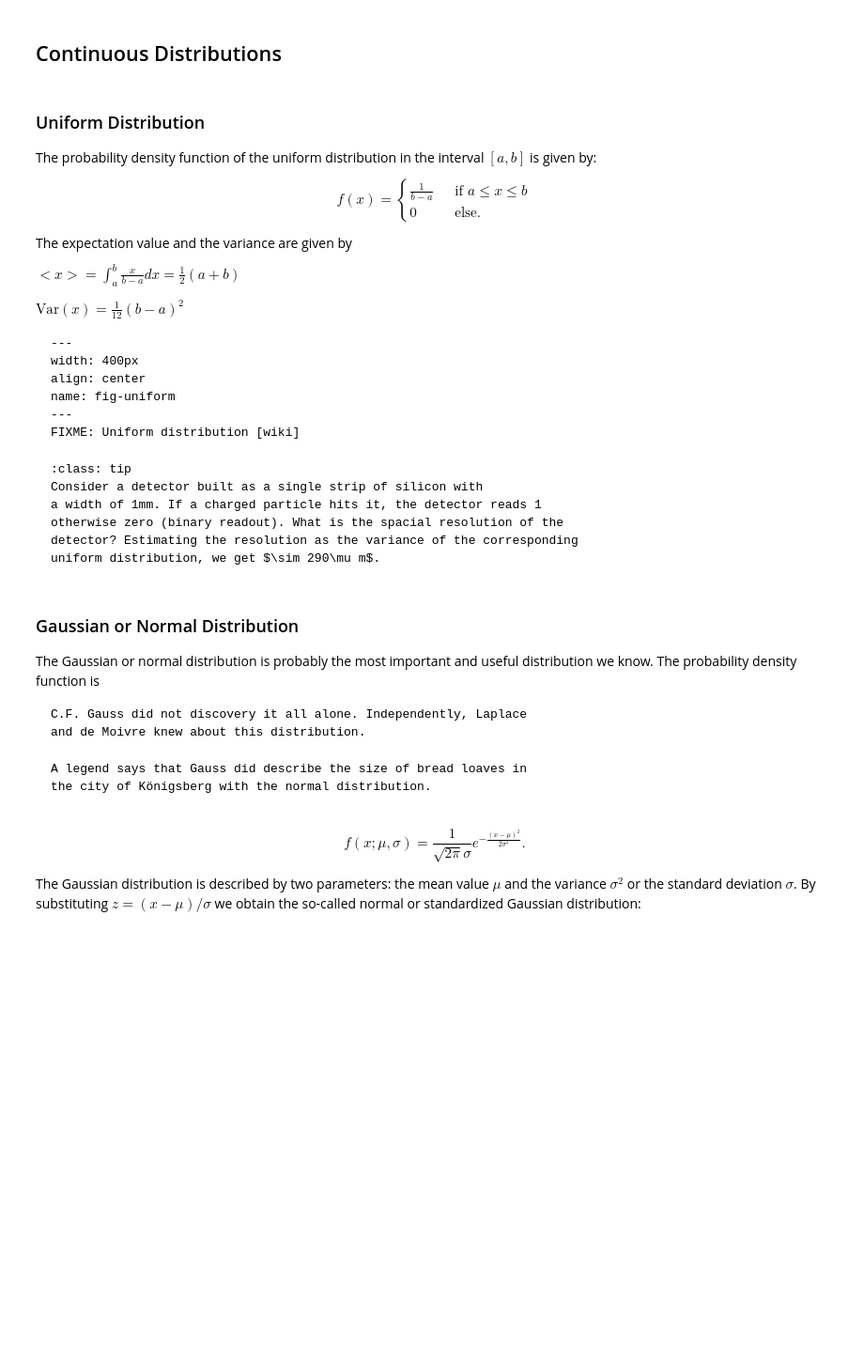
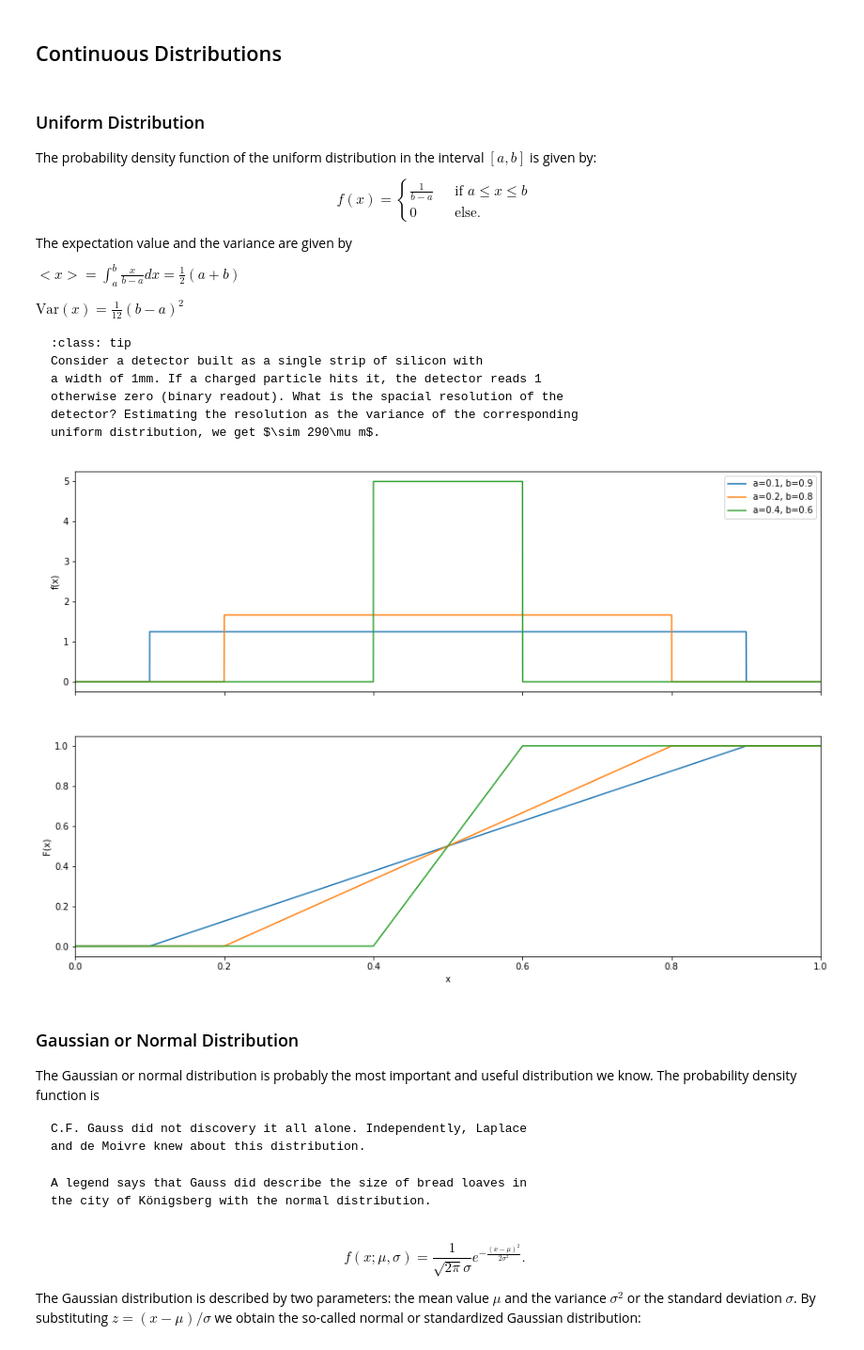
Before and after one commit to mdonega/hep-datanalysis-jb, a Jupyter notebook: probabilityDistributions.ipynb, the cells around one changed output. Shown: that part at 94% size. Cells and saved outputs as stored; diff of their text form; code cells hidden in the pictures; blank space fills up the shorter version.

````diff
--- a/probabilityDistributions.ipynb
+++ b/probabilityDistributions.ipynb
@@ -457,15 +465,6 @@ $ <x> = \int_a^b\frac{x}{b-a}dx=\frac{1}{2}(a+b) $
 
 $ \mbox{Var}(x) = \frac{1}{12}(b-a)^2 $
 
-```{figure} ./images/ch2/uniform.png
----
-width: 400px
-align: center
-name: fig-uniform
----
-FIXME: Uniform distribution [wiki]
-```
-
 ```{admonition} Example:
 :class: tip
 Consider a detector built as a single strip of silicon with
@@ -474,6 +473,30 @@ otherwise zero (binary readout). What is the spacial resolution of the
 detector? Estimating the resolution as the variance of the corresponding
 uniform distribution, we get $\sim 290\mu m$.
 ```
+# %%
+from scipy.stats import uniform
+
+params = [(0.1, 0.9), (0.2, 0.8), (0.4, 0.6)]
+size = 10000
+limits = (0, 1)
+
+fig, (axf, axF) = plt.subplots(2, 1, figsize=(15, 10), sharex=True)
+for ab in params:
+    a, b = ab
+    frozen = uniform(a, b - a)
+    x = np.linspace(*limits, size)
+    fx = frozen.pdf(x)
+    Fx = frozen.cdf(x)
+    axf.plot(x, fx, linestyle='-', label=f'a={ab[0]}, b={ab[1]}')
+    axF.plot(x, Fx, linestyle='-', label=f'a={ab[0]}, b={ab[1]}')
+    axf.legend()
+    axF.set_xlabel('x')
+    axf.set_ylabel('f(x)')
+    axF.set_ylabel('F(x)')
+    axf.set_xlim(*limits)
+    axF.set_xlim(*limits)
+# %% [output]
+[figure, added]
 # %% [markdown]
 ### Gaussian or Normal Distribution
 
````
Also changed, not shown: parts of 2 cells of this notebook.
